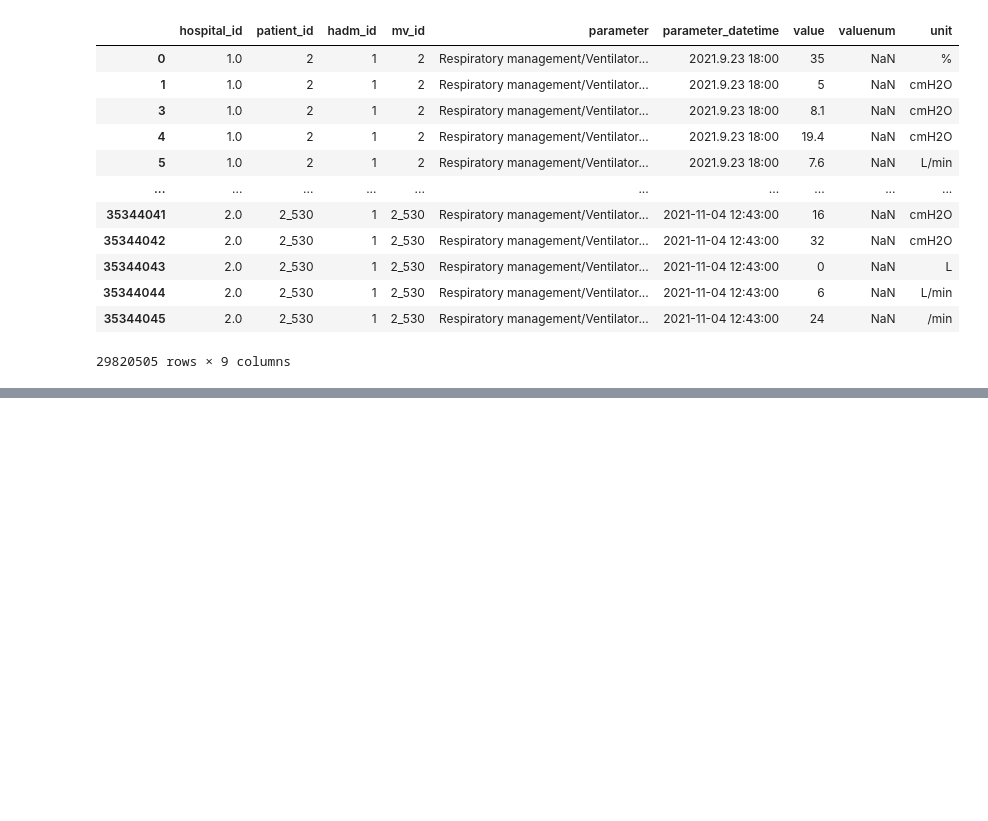
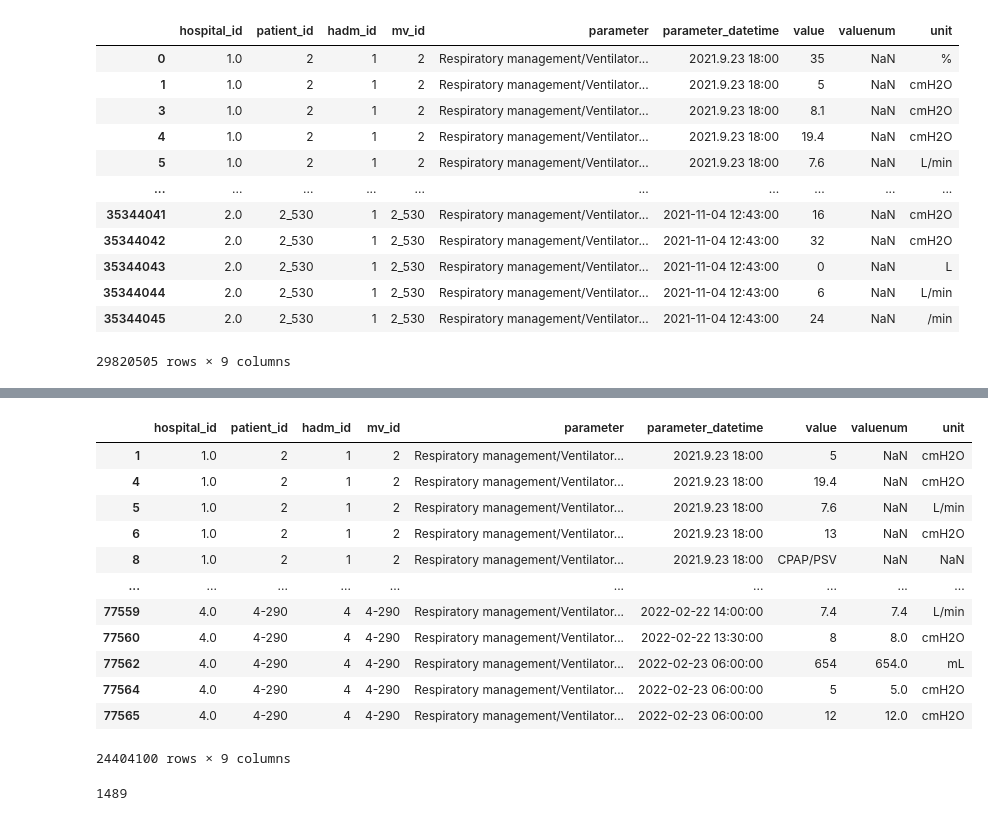
Before and after one commit to skjangbudon/nia_vent_weaning, a Jupyter notebook: notebook/data_preprocess_final.ipynb, the cells around one changed output, grey strips where cells are left out. Cells and saved outputs as stored; diff of their text form; code cells hidden in the pictures; blank space fills up the shorter version.

```diff
--- a/notebook/data_preprocess_final.ipynb
+++ b/notebook/data_preprocess_final.ipynb
@@ -1417,0 +1498,23 @@ aj_snu
+# %%
+aj_snu_item = set(aj_snu.parameter)
+ys_item = set(ys.parameter)
+
+print('***** item list *****')
+print('AJ & SNU item keys: ', aj_snu_item)
+print('')
+print('YS item keys: ', ys_item)
+print('')
+print('***** Count *****')
+print('AJ & SNU item keys: ', len(aj_snu_item))
+print('YS item keys: ', len(ys_item))
+print('')
+print('***** Matched keys *****') # 공통된 변수 조회
+matched_keys = aj_snu_item & ys_item
+print('MATCHED: ', len(matched_keys))
+print(matched_keys)
+
+print('')
+print('***** NOT Matched keys *****') # 공통된 변수 조회
+not_matched_keys = (aj_snu_item | ys_item) - (aj_snu_item & ys_item)
+print('NOT MATCHED: ', len(not_matched_keys))
+print(not_matched_keys)
@@ -1417,0 +1538,24 @@ aj_snu
+# %%
+final_df = pd.concat([aj_snu, ys], axis=0)
+final_df = final_df[final_df['parameter'].isin(list(matched_keys))]
+final_df = final_df[final_df['patient_id'].isin(demo_list)]
+final_df.to_csv(dst_path + var + '.csv')
+final_df
+# %% [output]
+|  | hospital_id | patient_id | hadm_id | mv_id | parameter | parameter_datetime | value | valuenum | unit |
+| 1 | 1.0 | 2 | 1 | 2 | Respiratory management/Ventilator... | 2021.9.23 18:00 | 5 | NaN | cmH2O |
+| 4 | 1.0 | 2 | 1 | 2 | Respiratory management/Ventilator... | 2021.9.23 18:00 | 19.4 | NaN | cmH2O |
+| 5 | 1.0 | 2 | 1 | 2 | Respiratory management/Ventilator... | 2021.9.23 18:00 | 7.6 | NaN | L/min |
+| 6 | 1.0 | 2 | 1 | 2 | Respiratory management/Ventilator... | 2021.9.23 18:00 | 13 | NaN | cmH2O |
+| 8 | 1.0 | 2 | 1 | 2 | Respiratory management/Ventilator... | 2021.9.23 18:00 | CPAP/PSV | NaN | NaN |
+| ... | ... | ... | ... | ... | ... | ... | ... | ... | ... |
+| 77559 | 4.0 | 4-290 | 4 | 4-290 | Respiratory management/Ventilator... | 2022-02-22 14:00:00 | 7.4 | 7.4 | L/min |
+| 77560 | 4.0 | 4-290 | 4 | 4-290 | Respiratory management/Ventilator... | 2022-02-22 13:30:00 | 8 | 8.0 | cmH2O |
+| 77562 | 4.0 | 4-290 | 4 | 4-290 | Respiratory management/Ventilator... | 2022-02-23 06:00:00 | 654 | 654.0 | mL |
+| 77564 | 4.0 | 4-290 | 4 | 4-290 | Respiratory management/Ventilator... | 2022-02-23 06:00:00 | 5 | 5.0 | cmH2O |
+| 77565 | 4.0 | 4-290 | 4 | 4-290 | Respiratory management/Ventilator... | 2022-02-23 06:00:00 | 12 | 12.0 | cmH2O |
+24404100 rows × 9 columns
+# %%
+len(set(final_df['patient_id']))
+# %% [output]
+1489
```
Also changed, not shown: parts of 12 cells of this notebook, 15 other files.
